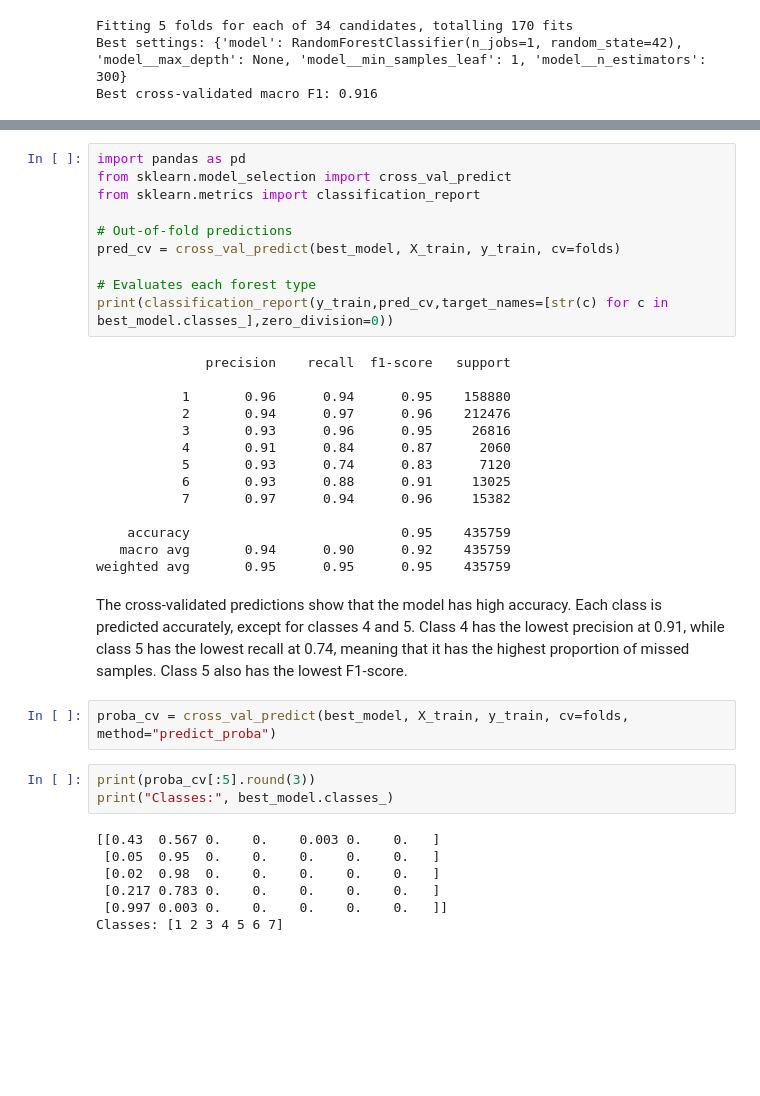
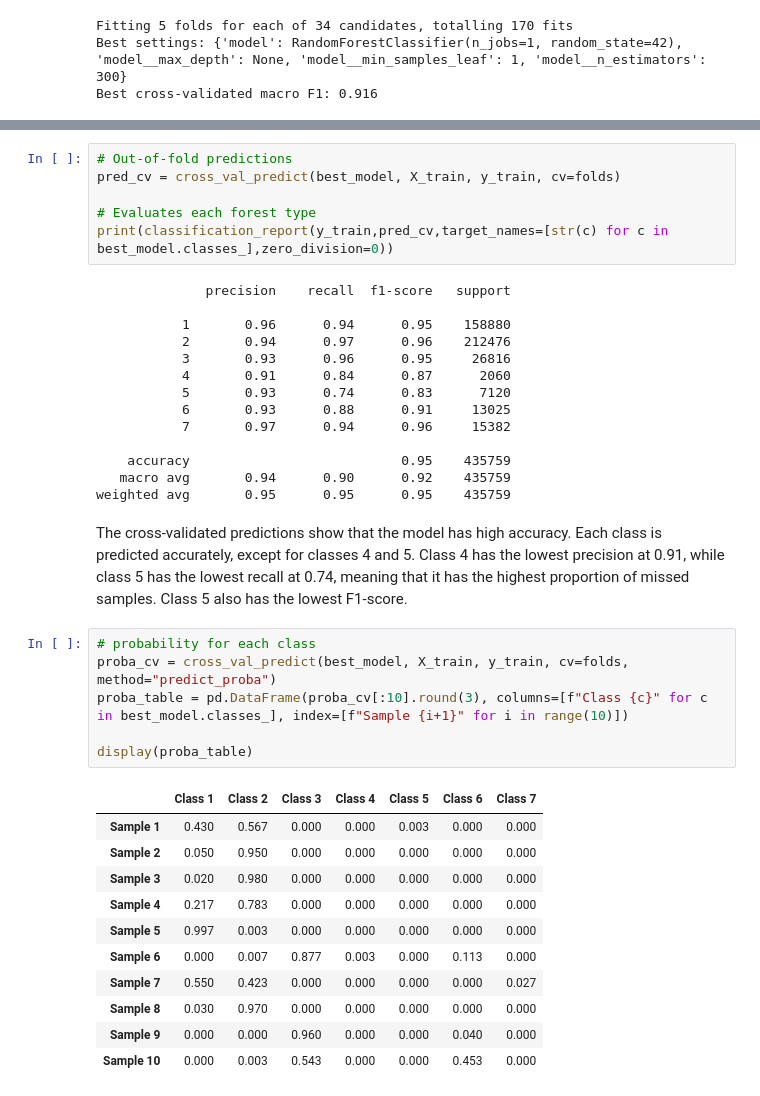
Before and after one commit to zoedoucet/project-2-machine-learning, a Jupyter notebook: notebooks/02_pipelines_and_models.ipynb, the cells around one changed output, grey strips where cells are left out. Cells and saved outputs as stored; diff of their text form; blank space fills up the shorter version.

```diff
--- a/notebooks/02_pipelines_and_models.ipynb
+++ b/notebooks/02_pipelines_and_models.ipynb
@@ -281,8 +272,4 @@ Classification only. Cross-validated probabilities on the training set with `cro
 # %%
-import pandas as pd
-from sklearn.model_selection import cross_val_predict
-from sklearn.metrics import classification_report
-
 # Out-of-fold predictions
 pred_cv = cross_val_predict(best_model, X_train, y_train, cv=folds)
 
@@ -305,14 +292,20 @@ weighted avg       0.95      0.95      0.95    435759
 # %% [markdown]
 The cross-validated predictions show that the model has high accuracy. Each class is predicted accurately, except for classes 4 and 5. Class 4 has the lowest precision at 0.91, while class 5 has the lowest recall at 0.74, meaning that it has the highest proportion of missed samples. Class 5 also has the lowest F1-score.
 # %%
+# probability for each class
 proba_cv = cross_val_predict(best_model, X_train, y_train, cv=folds, method="predict_proba")
+proba_table = pd.DataFrame(proba_cv[:10].round(3), columns=[f"Class {c}" for c in best_model.classes_], index=[f"Sample {i+1}" for i in range(10)])
+
+display(proba_table)
+# %% [output]
+|  | Class 1 | Class 2 | Class 3 | Class 4 | Class 5 | Class 6 | Class 7 |
+| Sample 1 | 0.430 | 0.567 | 0.000 | 0.000 | 0.003 | 0.000 | 0.000 |
+| Sample 2 | 0.050 | 0.950 | 0.000 | 0.000 | 0.000 | 0.000 | 0.000 |
+| Sample 3 | 0.020 | 0.980 | 0.000 | 0.000 | 0.000 | 0.000 | 0.000 |
+| Sample 4 | 0.217 | 0.783 | 0.000 | 0.000 | 0.000 | 0.000 | 0.000 |
+| Sample 5 | 0.997 | 0.003 | 0.000 | 0.000 | 0.000 | 0.000 | 0.000 |
+| Sample 6 | 0.000 | 0.007 | 0.877 | 0.003 | 0.000 | 0.113 | 0.000 |
+| Sample 7 | 0.550 | 0.423 | 0.000 | 0.000 | 0.000 | 0.000 | 0.027 |
+| Sample 8 | 0.030 | 0.970 | 0.000 | 0.000 | 0.000 | 0.000 | 0.000 |
+| Sample 9 | 0.000 | 0.000 | 0.960 | 0.000 | 0.000 | 0.040 | 0.000 |
+| Sample 10 | 0.000 | 0.003 | 0.543 | 0.000 | 0.000 | 0.453 | 0.000 |
-# %%
-print(proba_cv[:5].round(3))
-print("Classes:", best_model.classes_)
-# %% [output]
-[[0.43  0.567 0.    0.    0.003 0.    0.   ]
- [0.05  0.95  0.    0.    0.    0.    0.   ]
- [0.02  0.98  0.    0.    0.    0.    0.   ]
- [0.217 0.783 0.    0.    0.    0.    0.   ]
- [0.997 0.003 0.    0.    0.    0.    0.   ]]
-Classes: [1 2 3 4 5 6 7]
```
Also changed, not shown: parts of 8 cells of this notebook, 2 other files.
